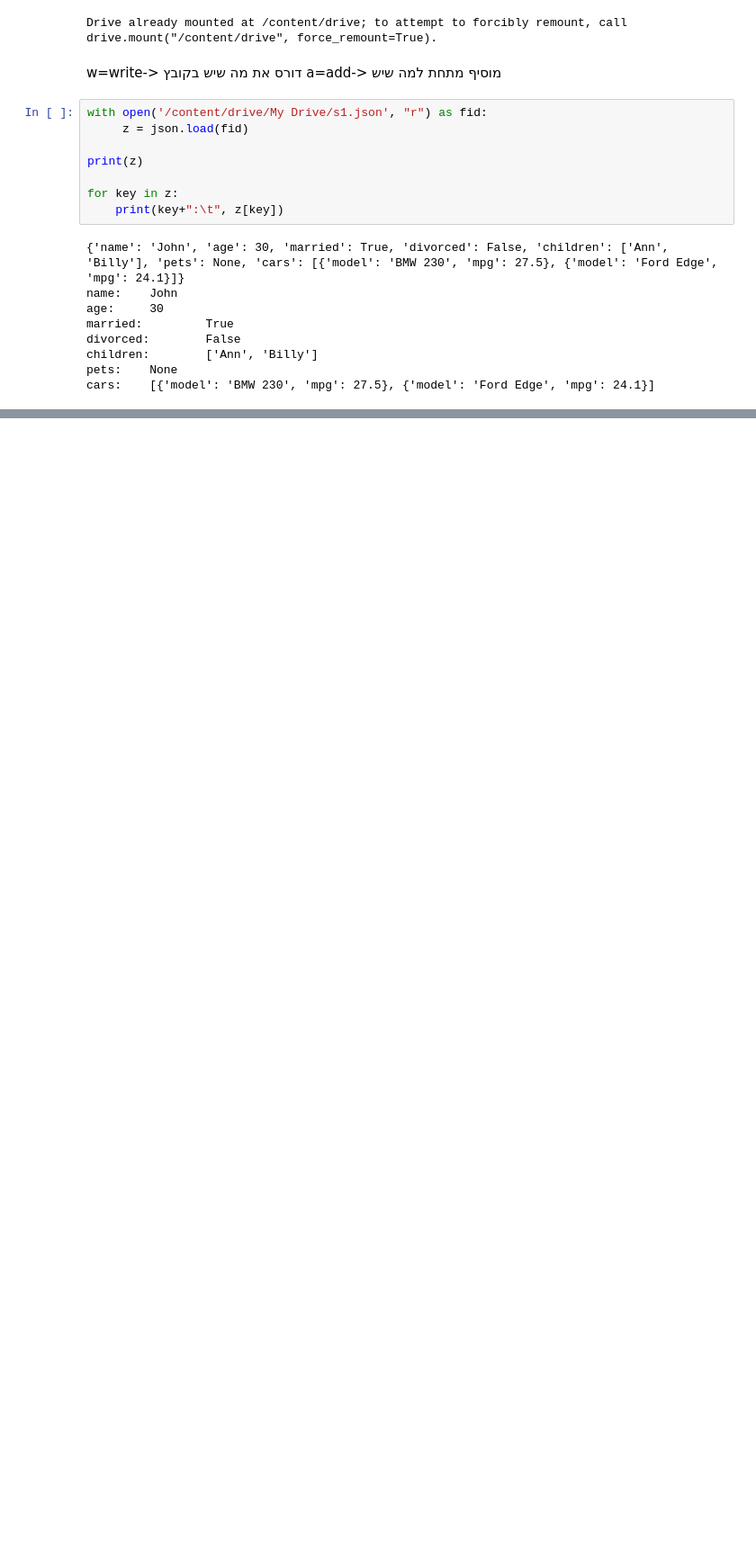
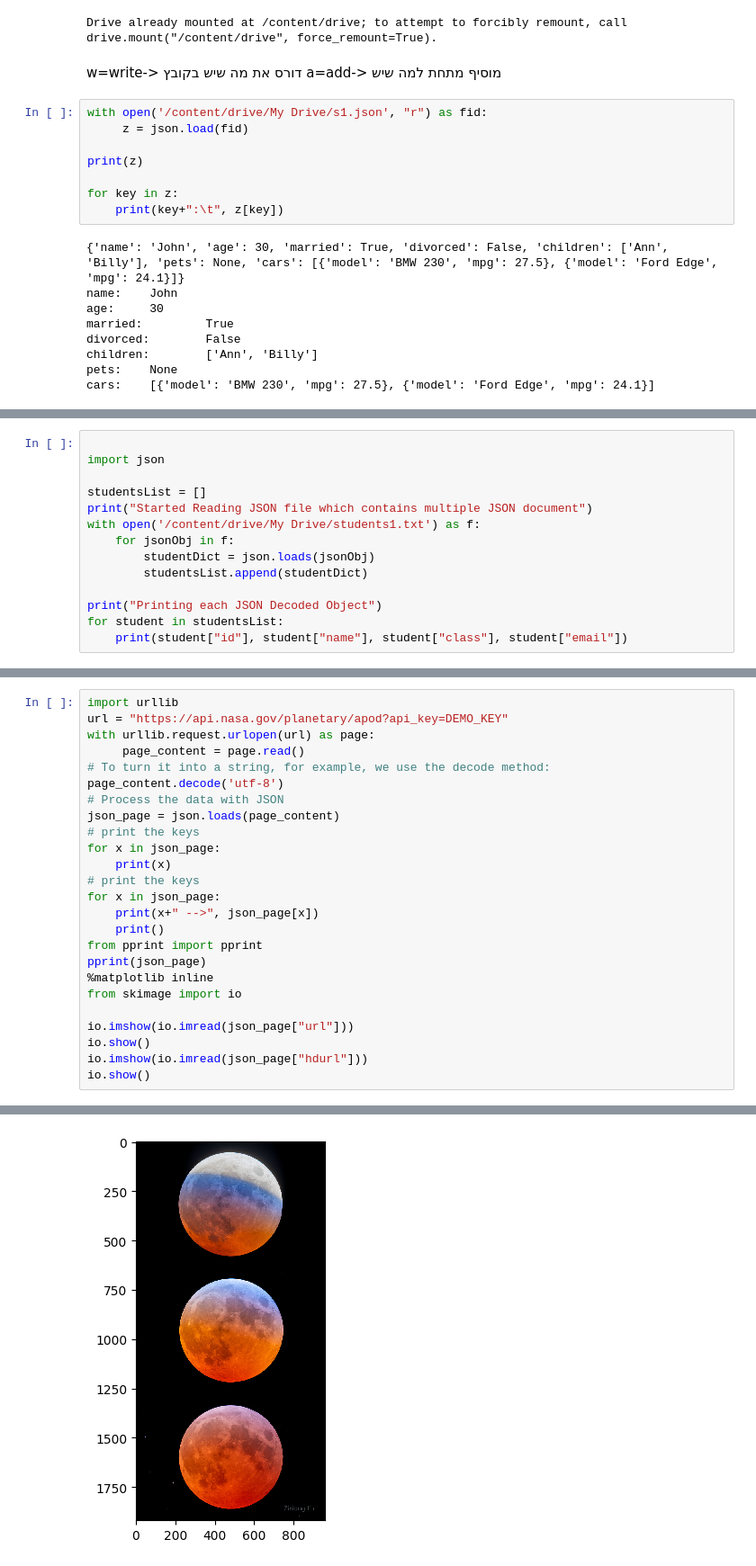
Before and after one commit to sashabel1/Cloud-tirgul, a Jupyter notebook: Cloud practice 2.ipynb, the cells around one changed output, grey strips where cells are left out. Shown at 90% size. Drawn from its saved outputs; the diff is of its cells as text; blank space fills up the shorter version.

```diff
--- a/Cloud practice 2.ipynb
+++ b/Cloud practice 2.ipynb
@@ -155,0 +257,14 @@ cars:    [{'model': 'BMW 230', 'mpg': 27.5}, {'model': 'Ford Edge', 'mpg': 24.1}
+# %%
+
+import json
+
+studentsList = []
+print("Started Reading JSON file which contains multiple JSON document")
+with open('/content/drive/My Drive/students1.txt') as f:
+    for jsonObj in f:
+        studentDict = json.loads(jsonObj)
+        studentsList.append(studentDict)
+
+print("Printing each JSON Decoded Object")
+for student in studentsList:
+    print(student["id"], student["name"], student["class"], student["email"])
@@ -155,0 +278,26 @@ cars:    [{'model': 'BMW 230', 'mpg': 27.5}, {'model': 'Ford Edge', 'mpg': 24.1}
+# %%
+import urllib
+url = "https://api.nasa.gov/planetary/apod?api_key=DEMO_KEY"
+with urllib.request.urlopen(url) as page:
+     page_content = page.read()
+# To turn it into a string, for example, we use the decode method:
+page_content.decode('utf-8')
+# Process the data with JSON
+json_page = json.loads(page_content)
+# print the keys
+for x in json_page:
+    print(x)
+# print the keys
+for x in json_page:
+    print(x+" -->", json_page[x])
+    print()
+from pprint import pprint
+pprint(json_page)
+%matplotlib inline
+from skimage import io
+
+io.imshow(io.imread(json_page["url"]))
+io.show()
+io.imshow(io.imread(json_page["hdurl"]))
+io.show()
+# %% [output]
@@ -155,0 +321 @@ cars:    [{'model': 'BMW 230', 'mpg': 27.5}, {'model': 'Ford Edge', 'mpg': 24.1}
+[figure, added]
```
Also changed, not shown: parts of 6 cells of this notebook.
